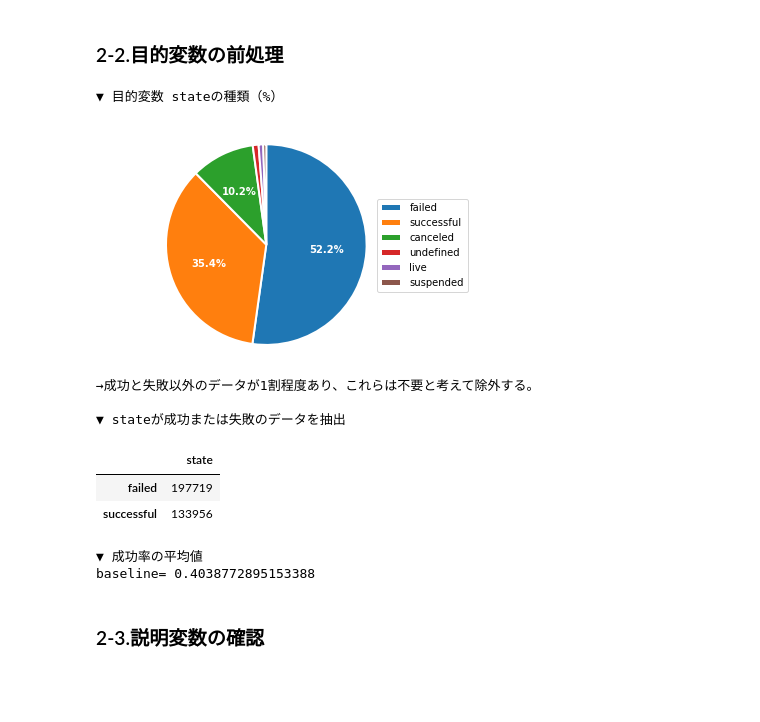
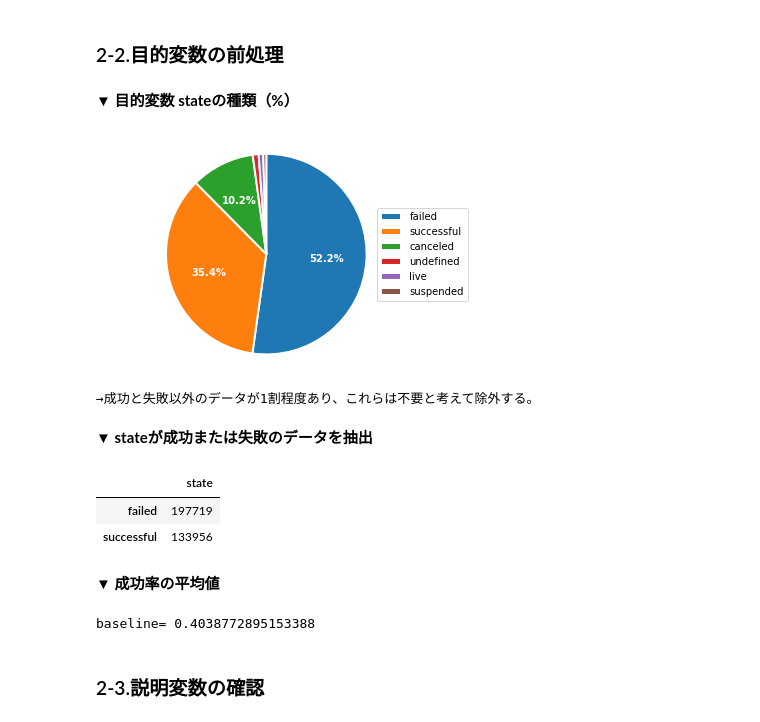
Before and after one commit to arsma12/skillupAI, a Jupyter notebook: Day2_work_長谷川雅代.ipynb, the cells around one changed output. Cells and saved outputs as stored; diff of their text form; code cells hidden in the pictures; blank space fills up the shorter version.

```diff
--- a/Day2_work_長谷川雅代.ipynb
+++ b/Day2_work_長谷川雅代.ipynb
@@ -254,46 +382,51 @@ df = df.drop(['deadline'], axis=1)
 # ------------------------------------------------
 # 2-2.目的変数（state）の前処理
 # ------------------------------------------------
-print('\n▼ 目的変数 stateの種類（%）')
+printmd('▼ 目的変数 stateの種類（%）')
 per_state = round(df['state'].value_counts() / len(df['state']) * 100,2)
 values = list(per_state.values)
 
 # 円グラフ
 plt.figure(figsize=(4,4))
 plt.pie(values, labels=list(per_state.index),
         wedgeprops={'linewidth': 2,'edgecolor':'white'},
         textprops={'color': 'white', 'weight': 'bold'},
         counterclock=False,startangle=90,
         autopct=lambda p: '{:.1f}%'.format(p) if p >= 2.5 else '')
 lgnd=plt.legend(bbox_to_anchor=(1.0, 0.25, 1.55, 0.5), loc="center left", borderaxespad=0.)
 plt.axis('equal')
 plt.show()
 print('→成功と失敗以外のデータが1割程度あり、これらは不要と考えて除外する。')
 
 # stateが成功または失敗のデータを抽出
 df = df.query('state in ["successful", "failed"]')
 
-print('\n▼ stateが成功または失敗のデータを抽出')
+printmd('▼ stateが成功または失敗のデータを抽出')
 display(pd.DataFrame(df['state'].value_counts(),columns=['state']))
 
 # 変換（成功=1，失敗=0）
 df['state'] = df['state'].map({'failed': 0,'successful': 1})
 
 # 成功率の平均
-print('\n▼ 成功率の平均値')
+printmd('▼ 成功率の平均値')
 baseline = df['state'].mean()
 print('baseline=',baseline)
 # %% [output]
+
+
+**▼ 目的変数 stateの種類（%）**
+[figure, new version]
-▼ 目的変数 stateの種類（%）
+→成功と失敗以外のデータが1割程度あり、これらは不要と考えて除外する。
-[figure, old version]
+
+
+**▼ stateが成功または失敗のデータを抽出**
+|  | state |
+| failed | 197719 |
+| successful | 133956 |
+
+
+**▼ 成功率の平均値**
-→成功と失敗以外のデータが1割程度あり、これらは不要と考えて除外する。
-
-▼ stateが成功または失敗のデータを抽出
+baseline= 0.4038772895153388
-|  | state |
-| failed | 197719 |
-| successful | 133956 |
-▼ 成功率の平均値
-baseline= 0.4038772895153388
 # %% [markdown]
 ### 2-3.説明変数の確認
 # %%
```
Also changed, not shown: parts of 37 cells of this notebook.
